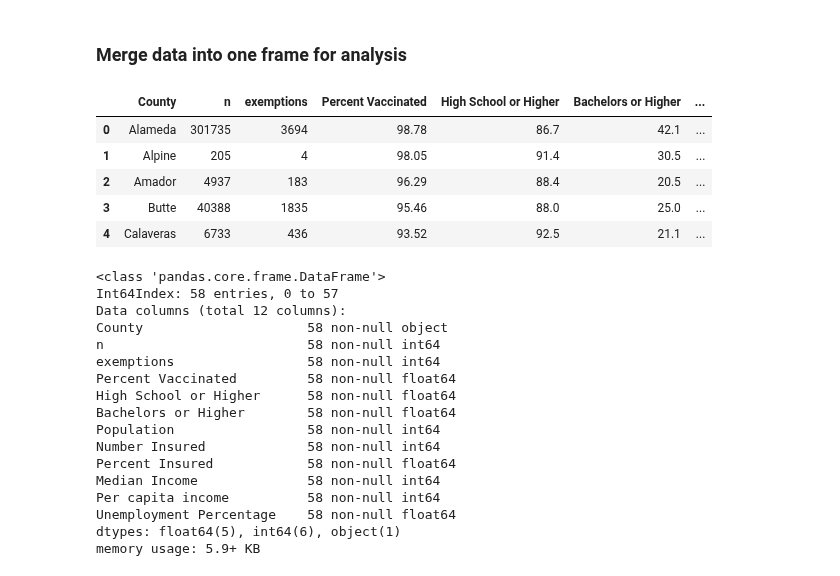
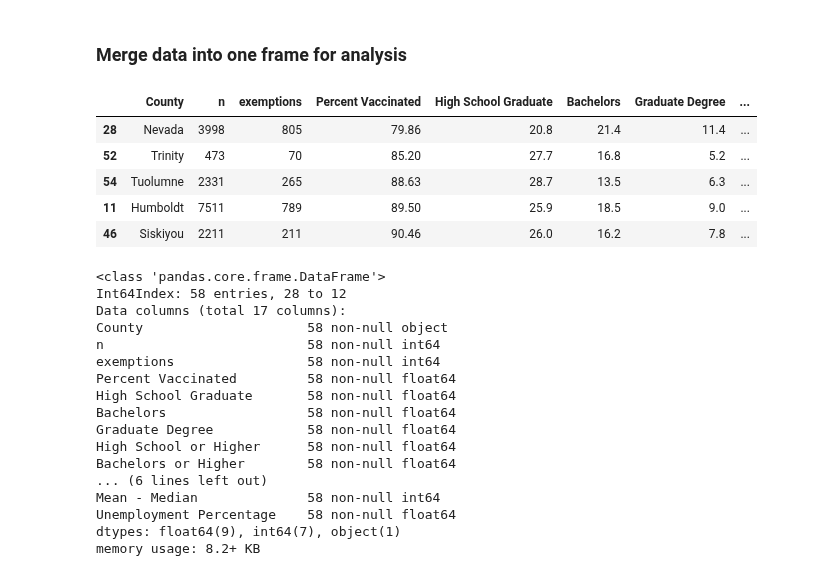
Before and after one commit to mwcooley99/project1, a Jupyter notebook: exploratory_analysis.ipynb, the cells around one changed output. Saved outputs shown, nothing was run; the diff lists cells and outputs as text; code cells hidden in the pictures.

```diff
--- a/exploratory_analysis.ipynb
+++ b/exploratory_analysis.ipynb
@@ -97,10 +113,14 @@ education_df = pd.read_excel('data/Web_ACS2014_10_Educ.xlsx', sheet_name='Educat
 
 # Clean up the cols
 education_df = education_df.rename(columns={'Unnamed: 0_level_0': 'Geography'})
-education_df = education_df[["Geography", "Percent high school graduate or higher", "Percent bachelor's degree or higher"]]
+education_df = education_df[["Geography", "Percent Less than 9th grade", "Percent 9th to 12th grade, no diploma", "Percent High school graduate (includes equivalency)",
+                             "Percent Bachelor's degree", "Percent Graduate or professional degree",
+                             "Percent high school graduate or higher", "Percent bachelor's degree or higher"]]
 education_df = education_df.drop(columns=['Margin of Error', 'Margin of Error.1', 'Summary Level', 'County', 'Place'], level=1)
-education_df.columns = ['Geography',	'High School or Higher', 'Bachelors or Higher']
 
+education_df.columns = ['Geography', '9th or less', '9th-12th', "High School Graduate", 'Bachelors', 'Graduate Degree', 'High School or Higher', 'Bachelors or Higher']
+education_df['No High School Diploma'] = education_df['9th or less'] + education_df['9th-12th']
+education_df = education_df.drop(columns=['9th or less', '9th-12th'])
 # Filter down to the county level
 education_df = filter_by_county(education_df)
 
@@ -130,6 +154,7 @@ health_ins_df = health_ins_df.drop(columns=['Estimate Margin of Error', 'Percent
 
 health_ins_df = health_ins_df.iloc[:, :4]
 health_ins_df.columns = ['Geography', 'Population', 'Number Insured', 'Percent Insured']
+health_ins_df = health_ins_df.drop(columns='Number Insured')
 health_ins_df = filter_by_county(health_ins_df)
 
 health_ins_df.shape
@@ -140,9 +165,10 @@ health_ins_df.shape
 income_df = pd.read_excel('data/Web_ACS2014_10_Inc-Pov-Emp.xlsx', sheet_name='Income', header=[3,4])
 income_df = income_df[[('Unnamed: 0_level_0', 'Geography'),
                                      ('Median household income (dollars)', 'Estimate'),
+                                     ('Mean household income (dollars)', 'Estimate'),
                                      ('Per capita income (dollars)', 'Estimate')]]
-income_df.columns = ['Geography', 'Median Income', 'Per capita income']
+income_df.columns = ['Geography', 'Median Income', 'Mean Income', 'Per capita income']
 income_df = filter_by_county(income_df)
-
-income_df.shape
+income_df['Mean - Median'] = income_df['Mean Income'] - income_df['Median Income']
+income_df.head()
 # %% [output]
@@ -163,37 +194,39 @@ unemployment_df.shape
 # %%
 dfs = [student_agg, education_df, health_ins_df, income_df, unemployment_df]
 
 merged_df = reduce(lambda left, right: pd.merge(left, right, on='County'), dfs)
 
+# Convert non-numerical types that should be numbers
 merged_df.loc[:, merged_df.columns != 'County'] = merged_df.loc[:, merged_df.columns != 'County'].apply(pd.to_numeric)
+merged_df = merged_df.sort_values(by='Percent Vaccinated')
+
 merged_df.head()
-# convert_cols.head()
 # %% [output]
-|  | County | n | exemptions | Percent Vaccinated | High School or Higher | Bachelors or Higher | ... |
-| 0 | Alameda | 301735 | 3694 | 98.78 | 86.7 | 42.1 | ... |
-| 1 | Alpine | 205 | 4 | 98.05 | 91.4 | 30.5 | ... |
-| 2 | Amador | 4937 | 183 | 96.29 | 88.4 | 20.5 | ... |
-| 3 | Butte | 40388 | 1835 | 95.46 | 88.0 | 25.0 | ... |
-| 4 | Calaveras | 6733 | 436 | 93.52 | 92.5 | 21.1 | ... |
+|  | County | n | exemptions | Percent Vaccinated | High School Graduate | Bachelors | Graduate Degree | ... |
+| 28 | Nevada | 3998 | 805 | 79.86 | 20.8 | 21.4 | 11.4 | ... |
+| 52 | Trinity | 473 | 70 | 85.20 | 27.7 | 16.8 | 5.2 | ... |
+| 54 | Tuolumne | 2331 | 265 | 88.63 | 28.7 | 13.5 | 6.3 | ... |
+| 11 | Humboldt | 7511 | 789 | 89.50 | 25.9 | 18.5 | 9.0 | ... |
+| 46 | Siskiyou | 2211 | 211 | 90.46 | 26.0 | 16.2 | 7.8 | ... |
 # %%
 # merged_df['High School or Higher'] = merged_df['High School or Higher'].astype('float64')
 
 merged_df.info()
 # %% [output]
 <class 'pandas.core.frame.DataFrame'>
-Int64Index: 58 entries, 0 to 57
-Data columns (total 12 columns):
+Int64Index: 58 entries, 28 to 12
+Data columns (total 17 columns):
 County                     58 non-null object
 n                          58 non-null int64
 exemptions                 58 non-null int64
 Percent Vaccinated         58 non-null float64
+High School Graduate       58 non-null float64
+Bachelors                  58 non-null float64
+Graduate Degree            58 non-null float64
 High School or Higher      58 non-null float64
 Bachelors or Higher        58 non-null float64
-Population                 58 non-null int64
-Number Insured             58 non-null int64
-Percent Insured            58 non-null float64
-Median Income              58 non-null int64
-Per capita income          58 non-null int64
+... (6 lines left out)
+Mean - Median              58 non-null int64
 Unemployment Percentage    58 non-null float64
-dtypes: float64(5), int64(6), object(1)
-memory usage: 5.9+ KB
+dtypes: float64(9), int64(7), object(1)
+memory usage: 8.2+ KB
```
Also changed, not shown: parts of 42 cells of this notebook, 1 other file.
